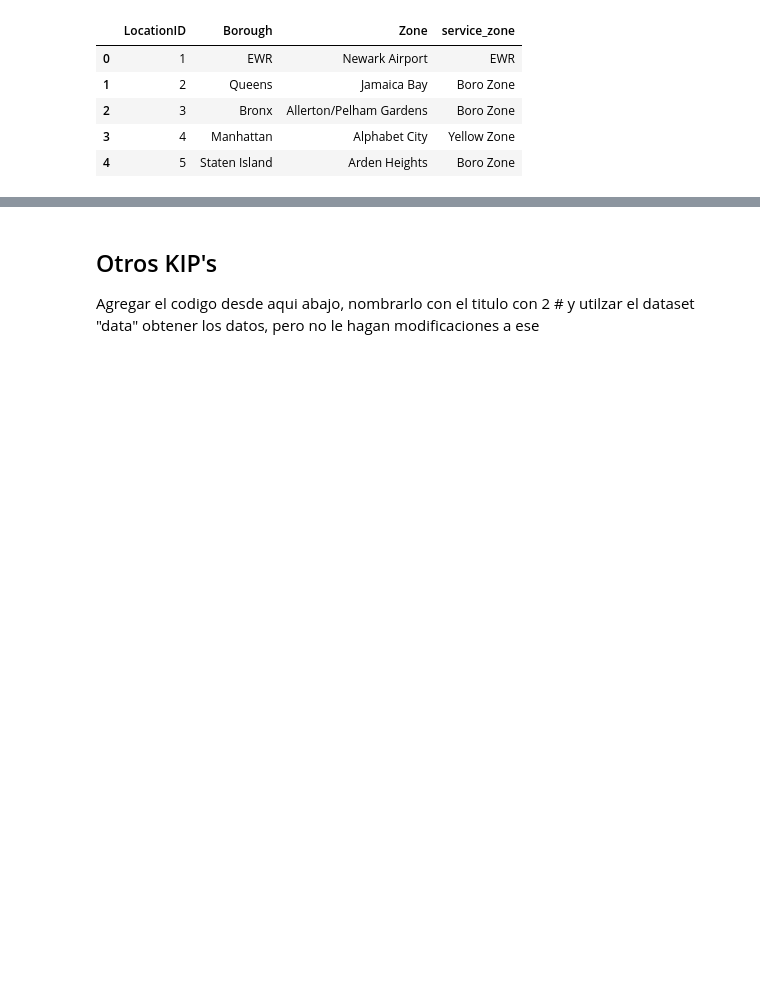
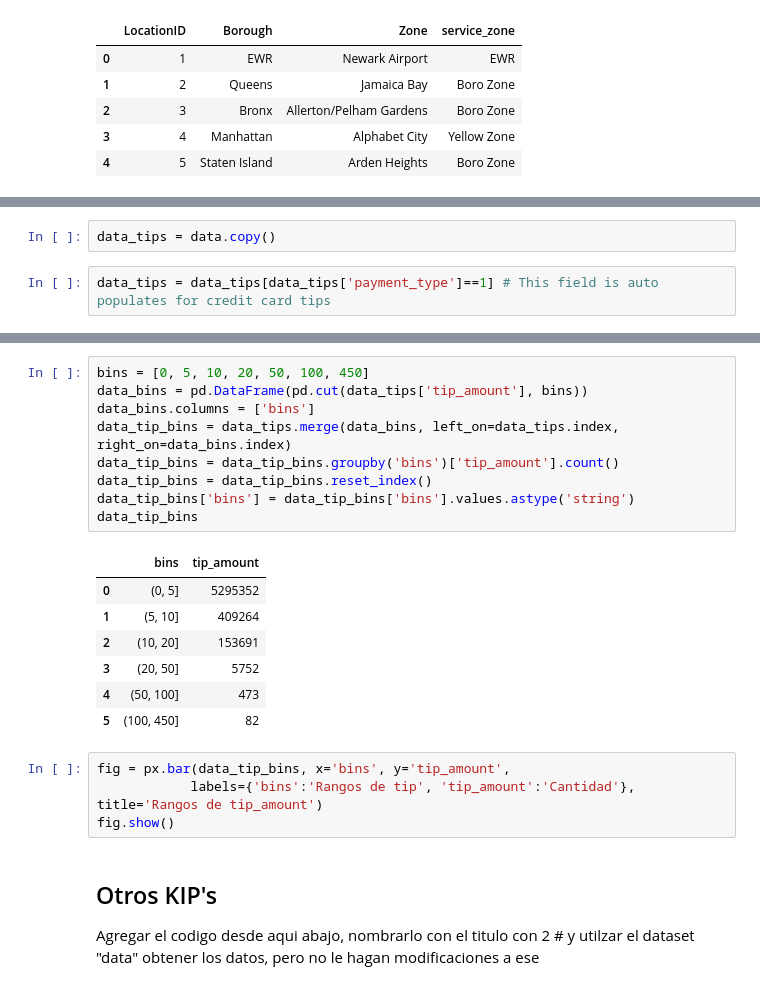
Before and after one commit to Ramirez-L/Proyecto_Taxis_Grupo_11, a Jupyter notebook: Exploracion/Dataset_Taxis.ipynb, the cells around one changed output, grey strips where cells are left out. Saved outputs shown, nothing was run; the diff lists cells and outputs as text; blank space fills up the shorter version.

```diff
--- a/Exploracion/Dataset_Taxis.ipynb
+++ b/Exploracion/Dataset_Taxis.ipynb
@@ -804,0 +846,4 @@ fig.show()
+# %%
+data_tips = data.copy()
+# %%
+data_tips = data_tips[data_tips['payment_type']==1] # This field is auto populates for credit card tips
@@ -805,3 +872,24 @@ fig.show()
+# %%
+bins = [0, 5, 10, 20, 50, 100, 450]
+data_bins = pd.DataFrame(pd.cut(data_tips['tip_amount'], bins))
+data_bins.columns = ['bins']
+data_tip_bins = data_tips.merge(data_bins, left_on=data_tips.index, right_on=data_bins.index)
+data_tip_bins = data_tip_bins.groupby('bins')['tip_amount'].count()
+data_tip_bins = data_tip_bins.reset_index()
+data_tip_bins['bins'] = data_tip_bins['bins'].values.astype('string')
+data_tip_bins
+# %% [output]
+|  | bins | tip_amount |
+| 0 | (0, 5] | 5295352 |
+| 1 | (5, 10] | 409264 |
+| 2 | (10, 20] | 153691 |
+| 3 | (20, 50] | 5752 |
+| 4 | (50, 100] | 473 |
+| 5 | (100, 450] | 82 |
+# %%
+fig = px.bar(data_tip_bins, x='bins', y='tip_amount',
+            labels={'bins':'Rangos de tip', 'tip_amount':'Cantidad'}, title='Rangos de tip_amount')
+fig.show()
 # %% [markdown]
 ## Otros KIP's
 Agregar el codigo desde aqui abajo, nombrarlo con el titulo con 2 # y utilzar el dataset "data" obtener los datos, pero no le hagan modificaciones a ese
```
Also changed, not shown: parts of 25 cells of this notebook.
